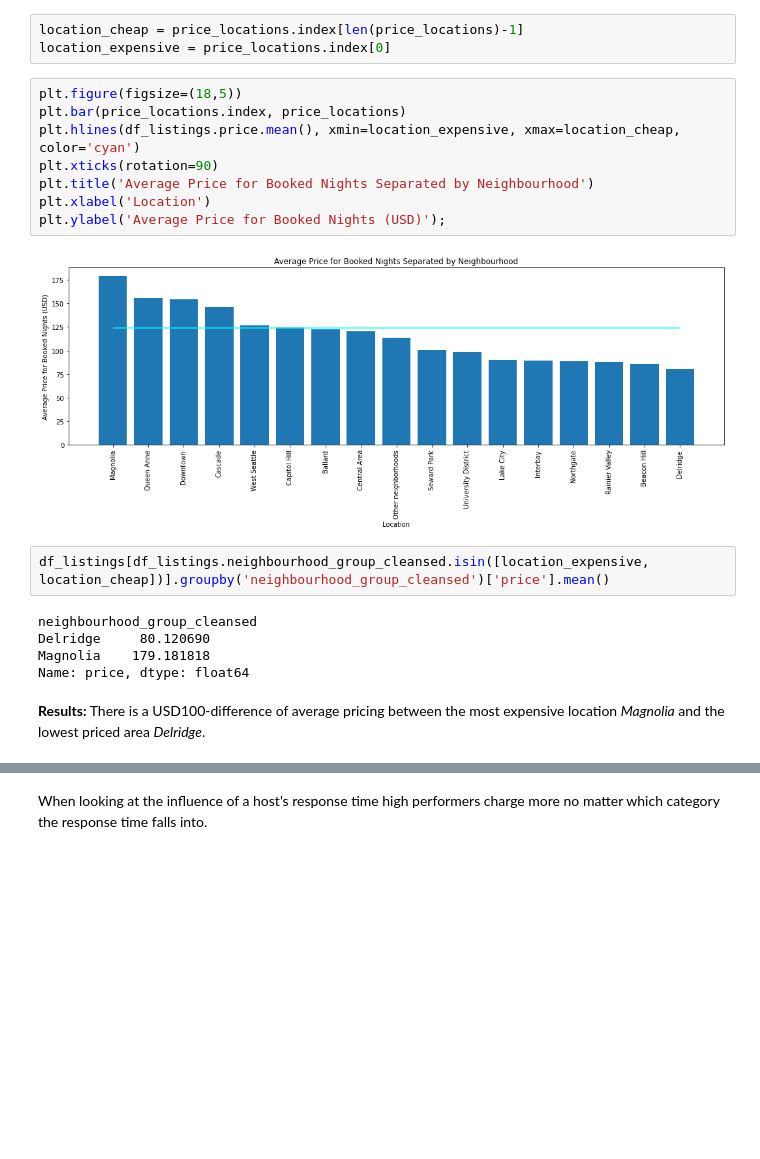
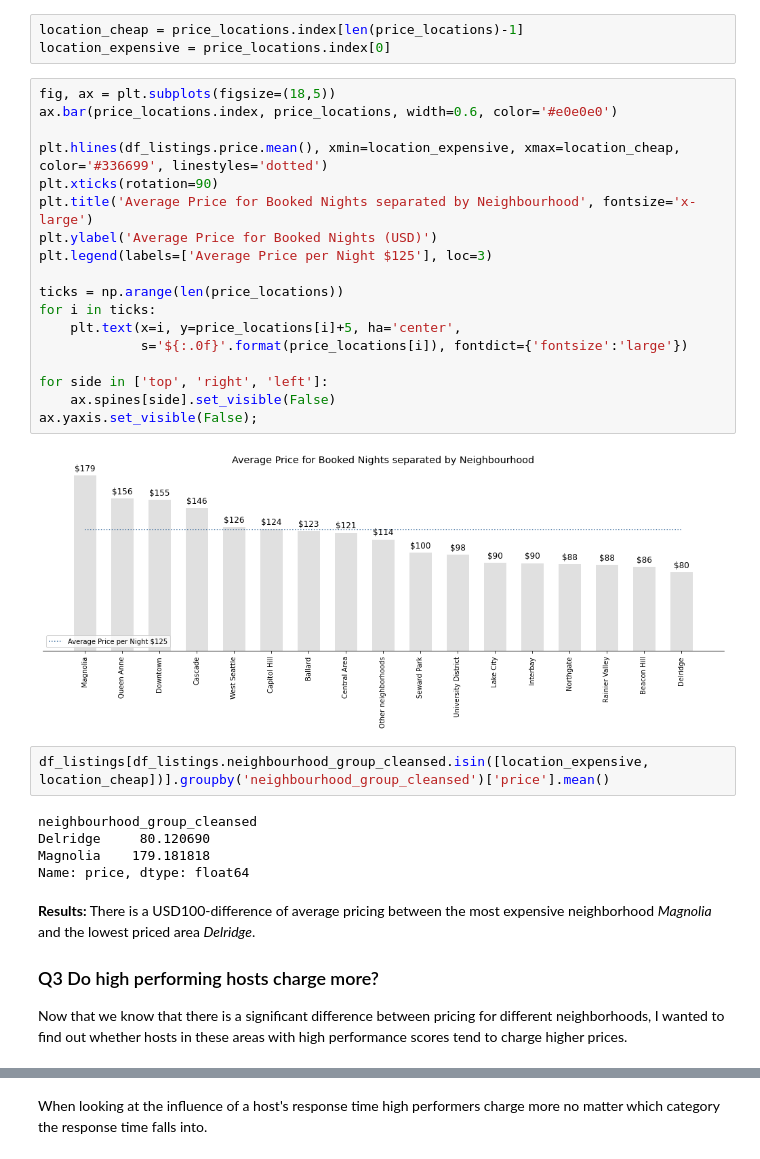
Before and after one commit to sandramuschkorgel/Udacity_Airbnb_Seattle_Analysis, a Jupyter notebook: DSND_Write_A_Data_Science_Blog_Post.ipynb, the cells around one changed output, grey strips where cells are left out. Drawn from its saved outputs; the diff is of its cells as text; blank space fills up the shorter version.

```diff
--- a/DSND_Write_A_Data_Science_Blog_Post.ipynb
+++ b/DSND_Write_A_Data_Science_Blog_Post.ipynb
@@ -790,15 +790,25 @@ price_locations = df_listings.groupby('neighbourhood_group_cleansed')['price'].m
 location_cheap = price_locations.index[len(price_locations)-1]
 location_expensive = price_locations.index[0]
 # %%
-plt.figure(figsize=(18,5))
-plt.bar(price_locations.index, price_locations)
-plt.hlines(df_listings.price.mean(), xmin=location_expensive, xmax=location_cheap, color='cyan')
+fig, ax = plt.subplots(figsize=(18,5))
+ax.bar(price_locations.index, price_locations, width=0.6, color='#e0e0e0')
+
+plt.hlines(df_listings.price.mean(), xmin=location_expensive, xmax=location_cheap, color='#336699', linestyles='dotted')
 plt.xticks(rotation=90)
-plt.title('Average Price for Booked Nights Separated by Neighbourhood')
-plt.xlabel('Location')
-plt.ylabel('Average Price for Booked Nights (USD)');
+plt.title('Average Price for Booked Nights separated by Neighbourhood', fontsize='x-large')
+plt.ylabel('Average Price for Booked Nights (USD)')
+plt.legend(labels=['Average Price per Night $125'], loc=3)
+
+ticks = np.arange(len(price_locations))
+for i in ticks:
+    plt.text(x=i, y=price_locations[i]+5, ha='center',
+             s='${:.0f}'.format(price_locations[i]), fontdict={'fontsize':'large'})
+
+for side in ['top', 'right', 'left']:
+    ax.spines[side].set_visible(False)
+ax.yaxis.set_visible(False);
 # %% [output]
-[figure, old version]
+[figure, new version]
 # %%
 df_listings[df_listings.neighbourhood_group_cleansed.isin([location_expensive, location_cheap])].groupby('neighbourhood_group_cleansed')['price'].mean()
 # %% [output]
@@ -808,7 +818,10 @@ Magnolia    179.181818
 Name: price, dtype: float64
 # %% [markdown]
 **Results:**
-There is a USD100-difference of average pricing between the most expensive location *Magnolia* and the lowest priced area *Delridge*.
+There is a USD100-difference of average pricing between the most expensive neighborhood *Magnolia* and the lowest priced area *Delridge*.
+
+### Q3 Do high performing hosts charge more?
+Now that we know that there is a significant difference between pricing for different neighborhoods, I wanted to find out whether hosts in these areas with high performance scores tend to charge higher prices.
 # %%
 def price_diff(price_col, score_col, cat_col):
     """
```
Also changed, not shown: parts of 35 cells of this notebook.
